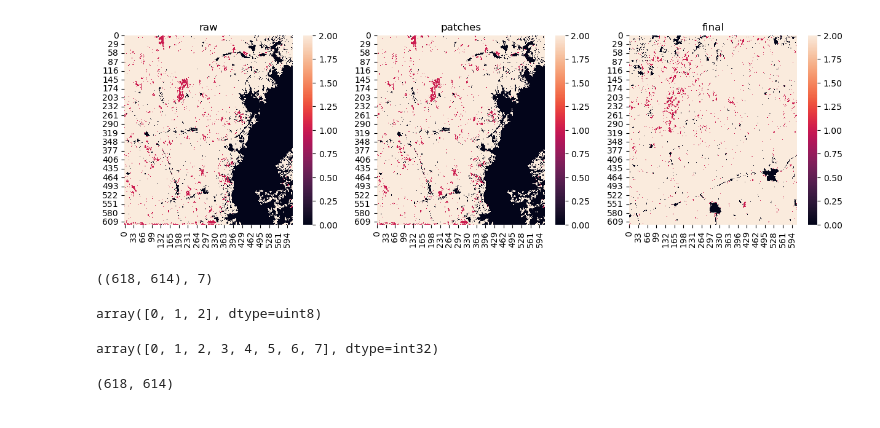
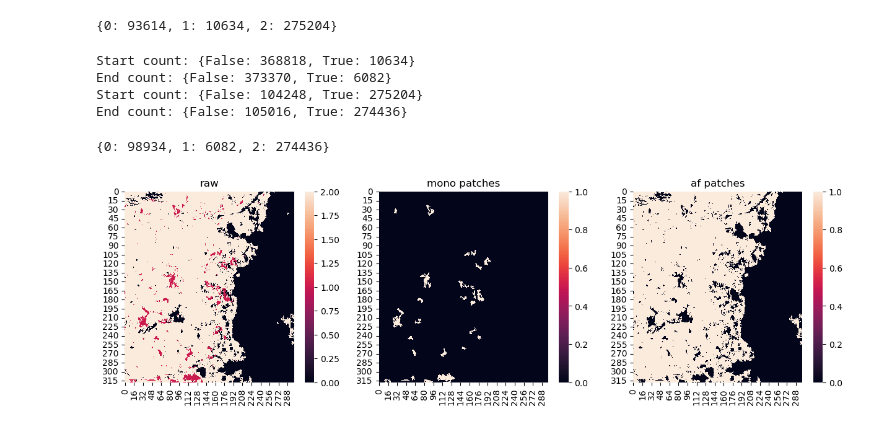
Before and after one commit to wri/plantation_classifier, a Jupyter notebook: notebooks/post_processing.ipynb, the cells around one changed output. Cells and saved outputs as stored; diff of their text form; code cells hidden in the pictures.

```diff
--- a/notebooks/post_processing.ipynb
+++ b/notebooks/post_processing.ipynb
@@ -14,51 +42,35 @@ import pandas as pd
 # %%
 # import an array
 raw_arr = rs.open('../tmp/ghana/preds/1648X1081Y_preds.tif').read(1)
+unique, counts = np.unique(raw_arr, return_counts=True)
+dict(zip(unique, counts))
+# %% [output]
+{0: 93614, 1: 10634, 2: 275204}
-# %%
-def remove_small_patches(arr, thresh):
-
-    '''
-    Label features in an array using ndimage.label
-    (a 3x3 structure will consider features connected even
-    if they touch diagonally - probably dnt want this)
-
-    '''
-
-    # creates arr where each unique feature (non zero value) has a unique label
-    # num features are the number of connected patches
-    labeled_array, num_features = ndimage.label(arr)
-
-    # get pixel count for each label
-    label_size = [(labeled_array == label).sum() for label in range(num_features + 1)]
-
-    # if the count of pixels doesn't meet the threshold, make label 0
-    for label,size in enumerate(label_size):
-        if size < thresh:
-            arr[labeled_array == label] = 0
-
-    return arr
 # %%
 # creates an array
-new_arr = remove_small_patches(raw_arr, thresh = 20)
+postprocess_mono = remove_small_patches(raw_arr == 1, thresh = 20)
+postprocess_af = remove_small_patches(raw_arr == 2, thresh = 15)
+# %% [output]
+Start count: {False: 368818, True: 10634}
+End count: {False: 373370, True: 6082}
+Start count: {False: 104248, True: 275204}
+End count: {False: 105016, True: 274436}
+# %%
+# multiplying by boolean will turn every False into 0
+# and keep every True as the original label
+raw_arr[raw_arr == 1] *= postprocess_mono[raw_arr == 1]
+raw_arr[raw_arr == 2] *= postprocess_af[raw_arr == 2]
+unique, counts = np.unique(raw_arr, return_counts=True)
+dict(zip(unique, counts))
+# %% [output]
+{0: 98934, 1: 6082, 2: 274436}
 # %%
 plt.figure(figsize=(15,4))
 plt.subplot(1,3,1)
-sns.heatmap(raw_arr).set_title('raw')
+sns.heatmap(raw_arr[300:, 200:500]).set_title('raw')
 plt.subplot(1,3,2)
-sns.heatmap(new_arr).set_title('patches')
+sns.heatmap(mono[300:, 200:500]).set_title('mono patches')
 plt.subplot(1,3,3)
-sns.heatmap(final).set_title('final');
+sns.heatmap(af[300:, 200:500]).set_title('af patches');
 # %% [output]
-[figure, old version]
+[figure, new version]
-# %%
-z.shape, n
-# %% [output]
-((618, 614), 7)
-# %%
-np.unique(arr)
-# %% [output]
-array([0, 1, 2], dtype=uint8)
-# %%
-np.unique(z)
-# %% [output]
-array([0, 1, 2, 3, 4, 5, 6, 7], dtype=int32)
@@ -86,4 +76,0 @@ arr[arr == 2] *= postprocess_agroforestry[arr == 2]
-# %%
-arr.shape
-# %% [output]
-(618, 614)
```
Also changed, not shown: parts of 8 cells of this notebook.
